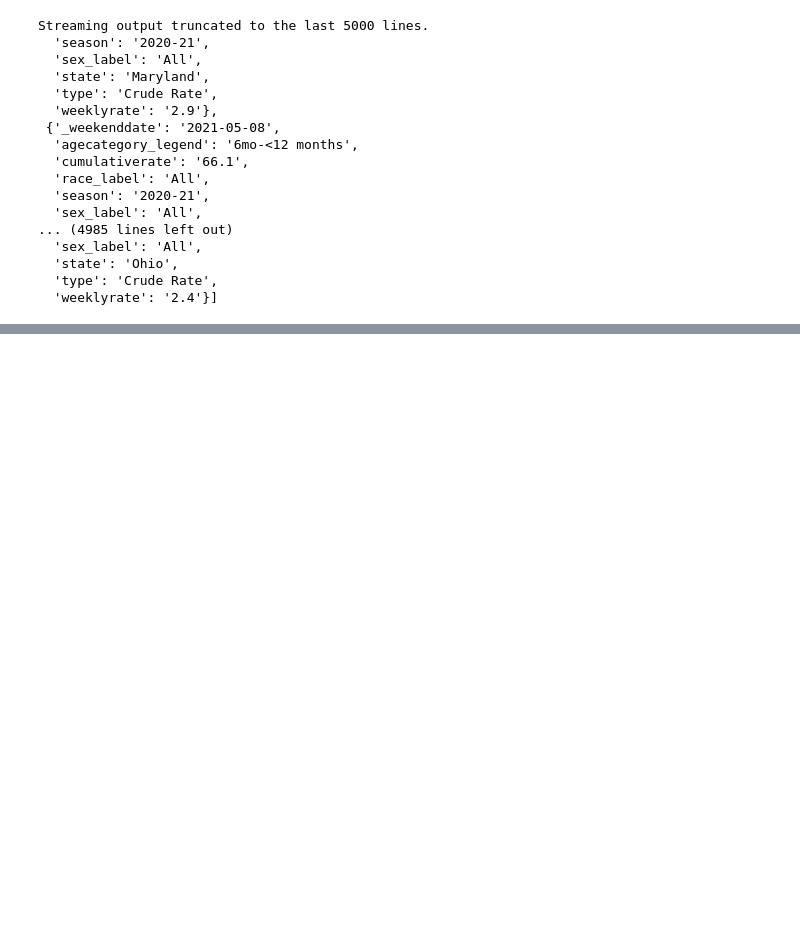
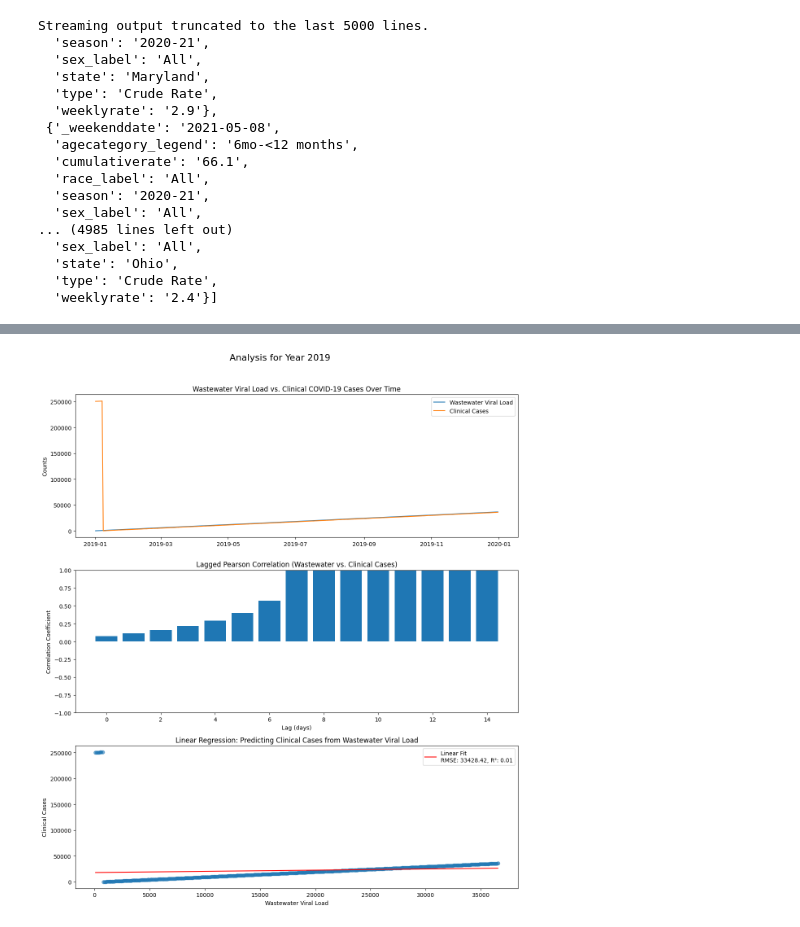
Before and after one commit to victorialovefranklin/victorialovefranklin, a Jupyter notebook: Final_Project_Type1_WW_Surveillance.ipynb, the cells around one changed output, grey strips where cells are left out. Drawn from its saved outputs; the diff is of its cells as text; code cells hidden in the pictures; blank space fills up the shorter version.

```diff
--- a/Final_Project_Type1_WW_Surveillance.ipynb
+++ b/Final_Project_Type1_WW_Surveillance.ipynb
@@ -190,0 +469,92 @@ Streaming output truncated to the last 5000 lines.
+# %%
+import pandas as pd
+import numpy as np
+import matplotlib.pyplot as plt
+from scipy.stats import pearsonr, spearmanr
+from sklearn.linear_model import LinearRegression
+from sklearn.metrics import mean_squared_error, r2_score
+
+# Simulated dataset to cover 2019–2025
+np.random.seed(42)
+dates = pd.date_range(start="2019-01-01", periods=2500, freq="D")
+wastewater_viral_load = np.random.normal(loc=100, scale=10, size=2500).cumsum()
+clinical_cases = np.roll(wastewater_viral_load, 7) + np.random.normal(loc=0, scale=50, size=2500)
+
+df = pd.DataFrame({
+    "Date": dates,
+    "Wastewater_Viral_Load": wastewater_viral_load,
+    "Clinical_Cases": clinical_cases
+})
+df.set_index("Date", inplace=True)
+df['Year'] = df.index.year
+
+# Years to analyze
+years = [2019, 2020, 2021, 2022, 2023, 2024, 2025]
+lags = range(0, 15)
+
+for year in years:
+    df_year = df[df['Year'] == year]
+    if df_year.empty:
+        print(f"No data for year {year}")
+        continue
+
+    # Correlations
+    pearson_corr, _ = pearsonr(df_year["Wastewater_Viral_Load"], df_year["Clinical_Cases"])
+    spearman_corr, _ = spearmanr(df_year["Wastewater_Viral_Load"], df_year["Clinical_Cases"])
+
+    # Lagged correlations
+    lagged_corrs = []
+    for lag in lags:
+        shifted = df_year["Wastewater_Viral_Load"].shift(lag).dropna()
+        aligned = df_year["Clinical_Cases"][lag:]
+        if len(shifted) == len(aligned):
+            corr = pearsonr(shifted, aligned)[0]
+        else:
+            corr = np.nan
+        lagged_corrs.append(corr)
+
+    # Regression
+    X = df_year["Wastewater_Viral_Load"].values.reshape(-1, 1)
+    y = df_year["Clinical_Cases"].values
+    model = LinearRegression().fit(X, y)
+    y_pred = model.predict(X)
+    rmse = np.sqrt(mean_squared_error(y, y_pred))
+    r2 = r2_score(y, y_pred)
+
+    # Plotting
+    fig, axs = plt.subplots(3, 1, figsize=(12, 14))
+    fig.suptitle(f"Analysis for Year {year}", fontsize=16)
+
+    # Time series
+    axs[0].plot(df_year.index, df_year["Wastewater_Viral_Load"], label="Wastewater Viral Load")
+    axs[0].plot(df_year.index, df_year["Clinical_Cases"], label="Clinical Cases")
+    axs[0].set_title("Wastewater Viral Load vs. Clinical COVID-19 Cases Over Time")
+    axs[0].legend()
+    axs[0].set_ylabel("Counts")
+
+    # Lagged correlation
+    axs[1].bar(lags, lagged_corrs)
+    axs[1].set_title("Lagged Pearson Correlation (Wastewater vs. Clinical Cases)")
+    axs[1].set_xlabel("Lag (days)")
+    axs[1].set_ylabel("Correlation Coefficient")
+    axs[1].set_ylim(-1, 1)
+
+    # Regression plot
+    axs[2].scatter(df_year["Wastewater_Viral_Load"], df_year["Clinical_Cases"], alpha=0.6)
+    axs[2].plot(df_year["Wastewater_Viral_Load"], y_pred, color="red",
+                label=f"Linear Fit\nRMSE: {rmse:.2f}, R²: {r2:.2f}")
+    axs[2].set_title("Linear Regression: Predicting Clinical Cases from Wastewater Viral Load")
+    axs[2].set_xlabel("Wastewater Viral Load")
+    axs[2].set_ylabel("Clinical Cases")
+    axs[2].legend()
+
+    plt.tight_layout(rect=[0, 0, 1, 0.96])
+    plt.show()
+
+    # Print correlation summary
+    print(f"Year {year} Summary:")
+    print(f"  Pearson correlation: {pearson_corr:.3f}")
+    print(f"  Spearman correlation: {spearman_corr:.3f}")
+    print()
+# %% [output]
+[figure, added]
```
Also changed, not shown: parts of 11 cells of this notebook.
